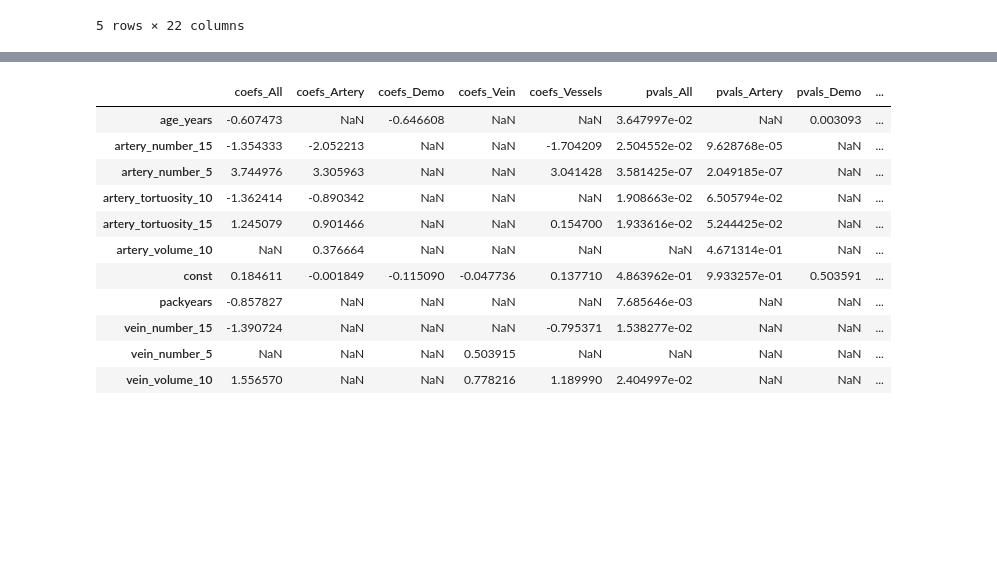
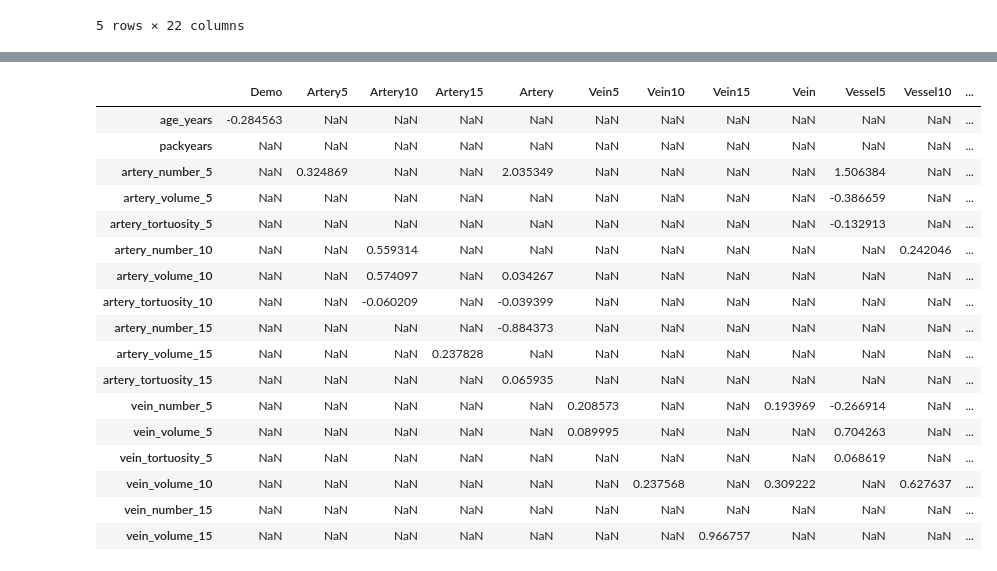
Before and after one commit to qaust/malignancy, a Jupyter notebook: notebooks/classification.ipynb, the cells around one changed output, grey strips where cells are left out. Saved outputs shown, nothing was run; the diff lists cells and outputs as text; code cells hidden in the pictures; blank space fills up the shorter version.

Commit message:
chore: shortened code and added more models in loops.

```diff
--- a/notebooks/classification.ipynb
+++ b/notebooks/classification.ipynb
@@ -571,22 +368,0 @@ complete_results
-# %%
-complete_results_wide = complete_results.pivot(
-    columns=['model'],
-    values=['coefs', 'pvals']
-)
-complete_results_wide.columns = complete_results_wide.columns.map(lambda x: '_'.join(x))
-
-complete_results_wide.to_csv('../output/nonzero_coefs_unregularized_cv.csv', index=True)
-complete_results_wide
-# %% [output]
-|  | coefs_All | coefs_Artery | coefs_Demo | coefs_Vein | coefs_Vessels | pvals_All | pvals_Artery | pvals_Demo | ... |
-| age_years | -0.607473 | NaN | -0.646608 | NaN | NaN | 3.647997e-02 | NaN | 0.003093 | ... |
-| artery_number_15 | -1.354333 | -2.052213 | NaN | NaN | -1.704209 | 2.504552e-02 | 9.628768e-05 | NaN | ... |
-| artery_number_5 | 3.744976 | 3.305963 | NaN | NaN | 3.041428 | 3.581425e-07 | 2.049185e-07 | NaN | ... |
-| artery_tortuosity_10 | -1.362414 | -0.890342 | NaN | NaN | NaN | 1.908663e-02 | 6.505794e-02 | NaN | ... |
-| artery_tortuosity_15 | 1.245079 | 0.901466 | NaN | NaN | 0.154700 | 1.933616e-02 | 5.244425e-02 | NaN | ... |
-| artery_volume_10 | NaN | 0.376664 | NaN | NaN | NaN | NaN | 4.671314e-01 | NaN | ... |
-| const | 0.184611 | -0.001849 | -0.115090 | -0.047736 | 0.137710 | 4.863962e-01 | 9.933257e-01 | 0.503591 | ... |
-| packyears | -0.857827 | NaN | NaN | NaN | NaN | 7.685646e-03 | NaN | NaN | ... |
-| vein_number_15 | -1.390724 | NaN | NaN | NaN | -0.795371 | 1.538277e-02 | NaN | NaN | ... |
-| vein_number_5 | NaN | NaN | NaN | 0.503915 | NaN | NaN | NaN | NaN | ... |
-| vein_volume_10 | 1.556570 | NaN | NaN | 0.778216 | 1.189990 | 2.404997e-02 | NaN | NaN | ... |
@@ -592,0 +411,40 @@ complete_results_wide
+# %%
+# DEFINE MODEL
+logit_cv = LogisticRegressionCV(
+    Cs=200,
+    fit_intercept=True,
+    cv=5,
+    penalty='l1',
+    solver='liblinear',
+    n_jobs=-1,
+)
+
+coefficients = pd.DataFrame()
+
+for model_name, model_dfn in tqdm(model_dfns.items()):
+    logit_cv.fit(Xp.loc[:, model_dfn], y)
+    temp_coef = pd.DataFrame({model_name: logit_cv.coef_.squeeze()}, index=logit_cv.feature_names_in_)
+    coefficients = pd.concat([coefficients, temp_coef], axis=1)
+
+nonzero_coefs = coefficients[np.abs(coefficients) > 0].dropna(how='all')
+nonzero_coefs.to_csv('../output/nonzero_coefs_regularized_cv.csv', index=True)
+nonzero_coefs
+# %% [output]
+|  | Demo | Artery5 | Artery10 | Artery15 | Artery | Vein5 | Vein10 | Vein15 | Vein | Vessel5 | Vessel10 | ... |
+| age_years | -0.284563 | NaN | NaN | NaN | NaN | NaN | NaN | NaN | NaN | NaN | NaN | ... |
+| packyears | NaN | NaN | NaN | NaN | NaN | NaN | NaN | NaN | NaN | NaN | NaN | ... |
+| artery_number_5 | NaN | 0.324869 | NaN | NaN | 2.035349 | NaN | NaN | NaN | NaN | 1.506384 | NaN | ... |
+| artery_volume_5 | NaN | NaN | NaN | NaN | NaN | NaN | NaN | NaN | NaN | -0.386659 | NaN | ... |
+| artery_tortuosity_5 | NaN | NaN | NaN | NaN | NaN | NaN | NaN | NaN | NaN | -0.132913 | NaN | ... |
+| artery_number_10 | NaN | NaN | 0.559314 | NaN | NaN | NaN | NaN | NaN | NaN | NaN | 0.242046 | ... |
+| artery_volume_10 | NaN | NaN | 0.574097 | NaN | 0.034267 | NaN | NaN | NaN | NaN | NaN | NaN | ... |
+| artery_tortuosity_10 | NaN | NaN | -0.060209 | NaN | -0.039399 | NaN | NaN | NaN | NaN | NaN | NaN | ... |
+| artery_number_15 | NaN | NaN | NaN | NaN | -0.884373 | NaN | NaN | NaN | NaN | NaN | NaN | ... |
+| artery_volume_15 | NaN | NaN | NaN | 0.237828 | NaN | NaN | NaN | NaN | NaN | NaN | NaN | ... |
+| artery_tortuosity_15 | NaN | NaN | NaN | NaN | 0.065935 | NaN | NaN | NaN | NaN | NaN | NaN | ... |
+| vein_number_5 | NaN | NaN | NaN | NaN | NaN | 0.208573 | NaN | NaN | 0.193969 | -0.266914 | NaN | ... |
+| vein_volume_5 | NaN | NaN | NaN | NaN | NaN | 0.089995 | NaN | NaN | NaN | 0.704263 | NaN | ... |
+| vein_tortuosity_5 | NaN | NaN | NaN | NaN | NaN | NaN | NaN | NaN | NaN | 0.068619 | NaN | ... |
+| vein_volume_10 | NaN | NaN | NaN | NaN | NaN | NaN | 0.237568 | NaN | 0.309222 | NaN | 0.627637 | ... |
+| vein_number_15 | NaN | NaN | NaN | NaN | NaN | NaN | NaN | NaN | NaN | NaN | NaN | ... |
+| vein_volume_15 | NaN | NaN | NaN | NaN | NaN | NaN | NaN | 0.966757 | NaN | NaN | NaN | ... |
```
Also changed, not shown: parts of 13 cells of this notebook, 1 other file.
